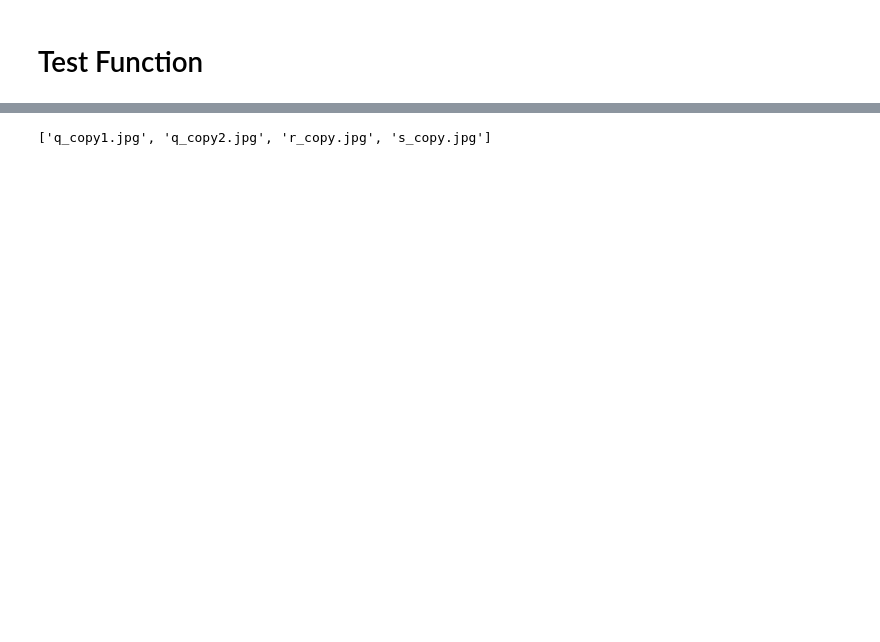
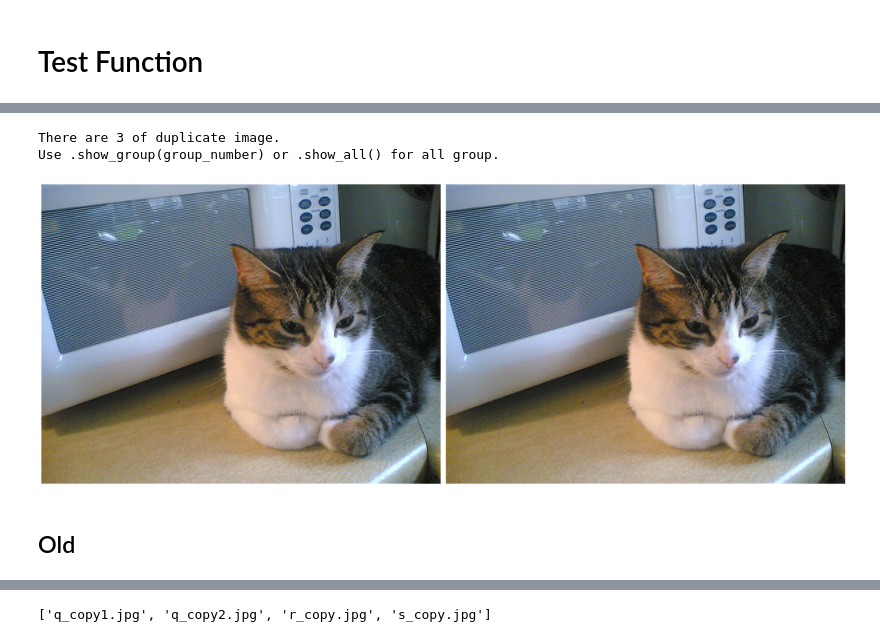
Before and after one commit to PCP55/yellowduck-dev, a Jupyter notebook: _dev/images/duplicate_images.ipynb, the cells around one changed output, grey strips where cells are left out. Drawn from its saved outputs; the diff is of its cells as text; code cells hidden in the pictures; blank space fills up the shorter version.

```diff
--- a/_dev/images/duplicate_images.ipynb
+++ b/_dev/images/duplicate_images.ipynb
@@ -215,3 +417,11 @@ pic_path = '.\image_data'
+# %%
+ShowImageDuplicate(pic_path,similar_group_dict).show_group(2)
+# %% [output]
+There are 3 of duplicate image.
+Use .show_group(group_number) or .show_all() for all group.
+[figure, added]
+# %% [markdown]
+## Old
 # %%
 my_dup = duplicate(pic_path)
 # %%
```
Also changed, not shown: parts of 13 cells of this notebook, 15 other files.
